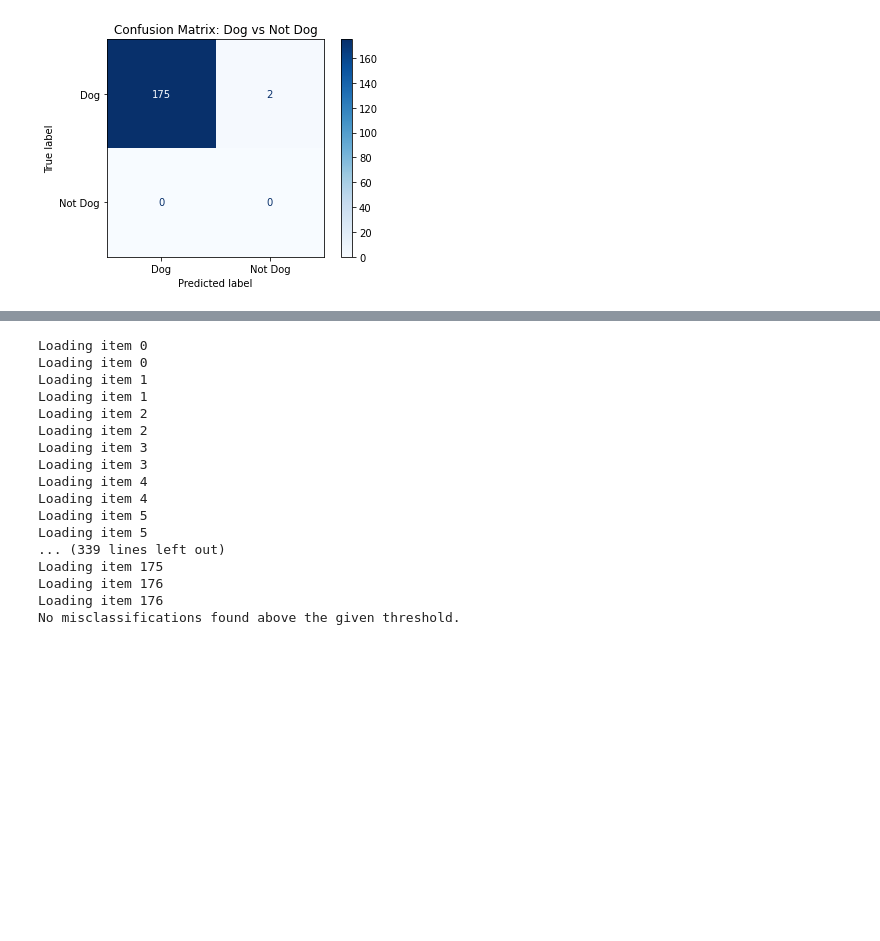
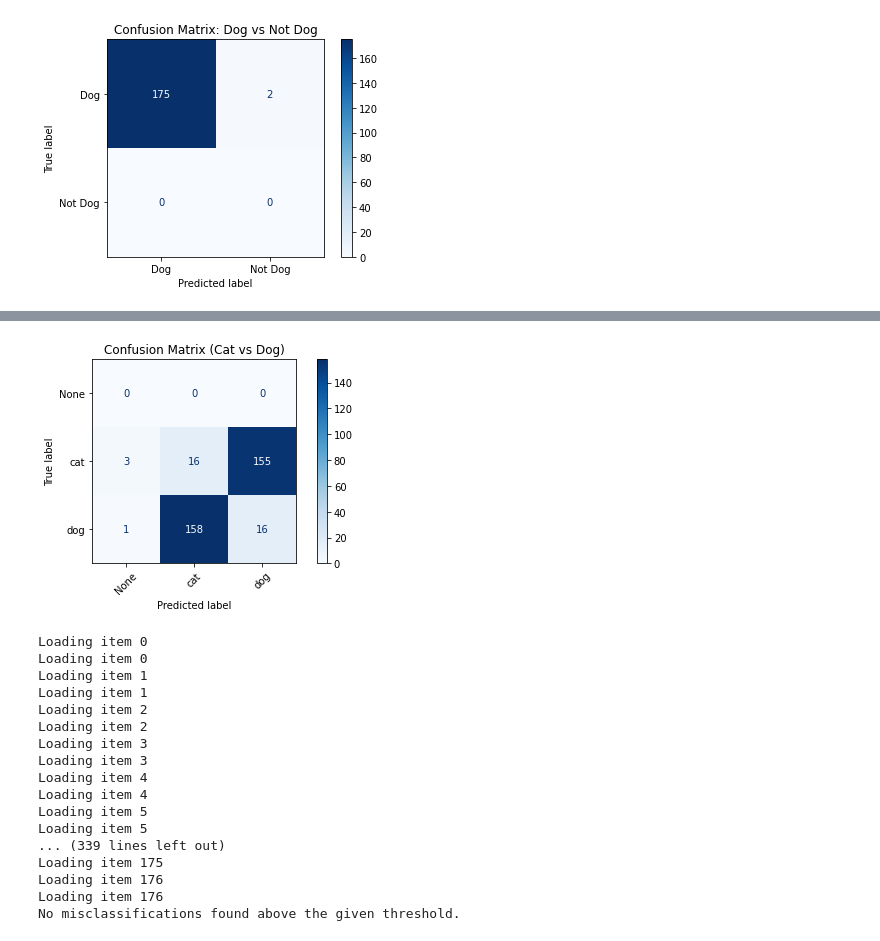
Before and after one commit to yasasawij/CS445-Project, a Jupyter notebook: new_main.ipynb, the cells around one changed output, grey strips where cells are left out. Drawn from its saved outputs; the diff is of its cells as text; code cells hidden in the pictures; blank space fills up the shorter version.

Commit message:
added new confusion matrix test

```diff
--- a/new_main.ipynb
+++ b/new_main.ipynb
@@ -31,7 +31,7 @@ val_image_dir = './../datasets/val'
 train_image_dir = './../datasets/train'
 
 # relevant_categories = ['cat', 'dog', 'cow', 'horse', 'bird']
-relevant_categories = ['dog']
+relevant_categories = ['dog', 'cat']
 # %% [markdown]
 This section focuses on the importing and loading of the dataset VIA pycotools.coco, which is the official access tools for MS COCO
 # %%
@@ -535,6 +535,7 @@ model = get_instance_segmentation_model(num_classes)
 #     'scheduler_state': lr_scheduler.state_dict()
 # }, 'checkpoint.pth')
 # %%
+"""
 num_classes = len(relevant_categories) + 1
 
 model = get_instance_segmentation_model(num_classes)
@@ -544,6 +545,16 @@ model.to(device)
 
 checkpoint = torch.load("./../models/checkpoint.pth", map_location=device)
 model.load_state_dict(checkpoint['model_state'])
+"""
+num_classes = len(relevant_categories) + 1
+
+model = get_instance_segmentation_model(num_classes)
+
+device = torch.device('cuda') if torch.cuda.is_available() else torch.device('cpu')
+model.to(device)
+
+checkpointcatdog = torch.load("./../models/masrk_rcnn_epoch_10_CatDog.pth", map_location=device)
+model.load_state_dict(checkpointcatdog['model_state'])
 # %% [output]
 <All keys matched successfully>
 # %%
@@ -872,3 +883,63 @@ Loading item 175
 Loading item 176
 Loading item 176
 [figure]
+# %%
+from sklearn.metrics import confusion_matrix, ConfusionMatrixDisplay
+import matplotlib.pyplot as plt
+
+def conf_matrix_multiclass(model, dataset, threshold=0.5):
+    model.eval()  # Set model to evaluation mode
+    y_true = []
+    y_pred = []
+
+    # Mapping: category_id → category_name
+    id_to_name = {cat['id']: cat['name'] for cat in dataset.coco.loadCats(dataset.category_ids)}
+
+    for i in range(len(dataset)):
+        try:
+            image, target = dataset[i]  # Load image and its ground truth
+            true_ids = [dataset.class_to_category_dict[l.item()] for l in target['labels']]
+            true_label = id_to_name[true_ids[0]] if true_ids else "None"
+            y_true.append(true_label)
+
+            # Inference
+            img_tensor = image.to(device).unsqueeze(0)
+            with torch.no_grad():
+                prediction = model(img_tensor)[0]
+
+            # Default prediction is "None"
+            pred_label = "None"
+            top_score = 0
+
+            for label, score in zip(prediction['labels'], prediction['scores']):
+                if score >= threshold:
+                    cat_id = dataset.class_to_category_dict[label.item()]
+                    name = id_to_name.get(cat_id, "None")
+                    if score > top_score:
+                        pred_label = name
+                        top_score = score
+
+            y_pred.append(pred_label)
+
+        except Exception as e:
+            print(f"Skipping image {i} due to error: {e}")
+            continue
+
+    # Validate prediction counts
+    if len(y_pred) != len(y_true):
+        print(f"Prediction and ground truth count mismatch: {len(y_pred)} vs {len(y_true)}")
+        return
+
+    # Collect all labels seen
+    all_labels = sorted(set(y_true + y_pred))
+
+    # Generate and plot confusion matrix
+    cm = confusion_matrix(y_true, y_pred, labels=all_labels)
+    disp = ConfusionMatrixDisplay(confusion_matrix=cm, display_labels=all_labels)
+    disp.plot(cmap='Blues', xticks_rotation=45)
+    plt.title("Confusion Matrix (Cat vs Dog)")
+    plt.tight_layout()
+    plt.show()
+
+conf_matrix_multiclass(model, val_dataset, threshold=0.3)
+# %% [output]
@@ -875,3 +963,4 @@ Loading item 176
+[figure, added]
 # %%
 from collections import defaultdict
 #gets top 10 missclassifications e.g. dog → cat
```
Also changed, not shown: parts of 4 cells of this notebook.
